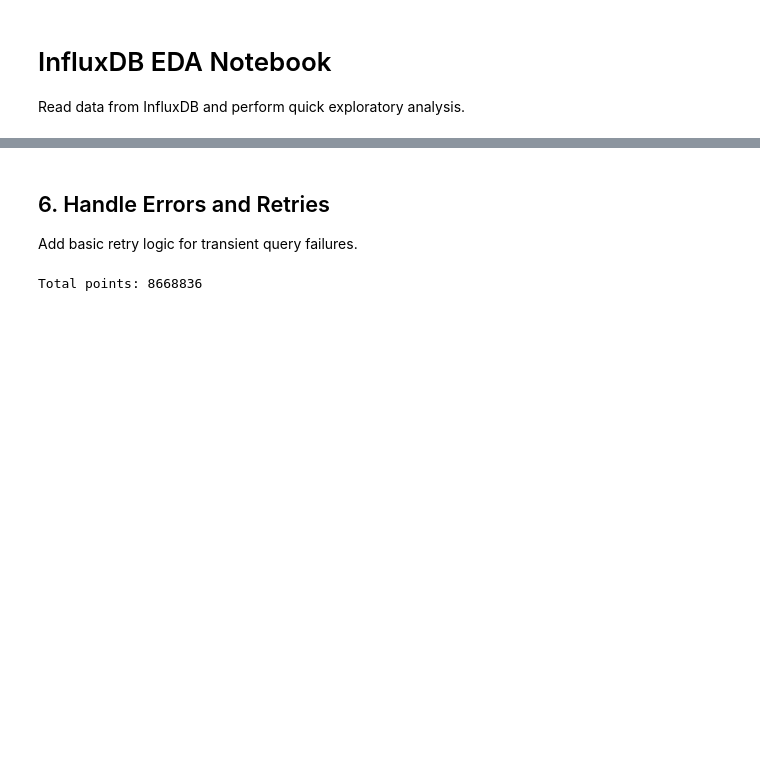
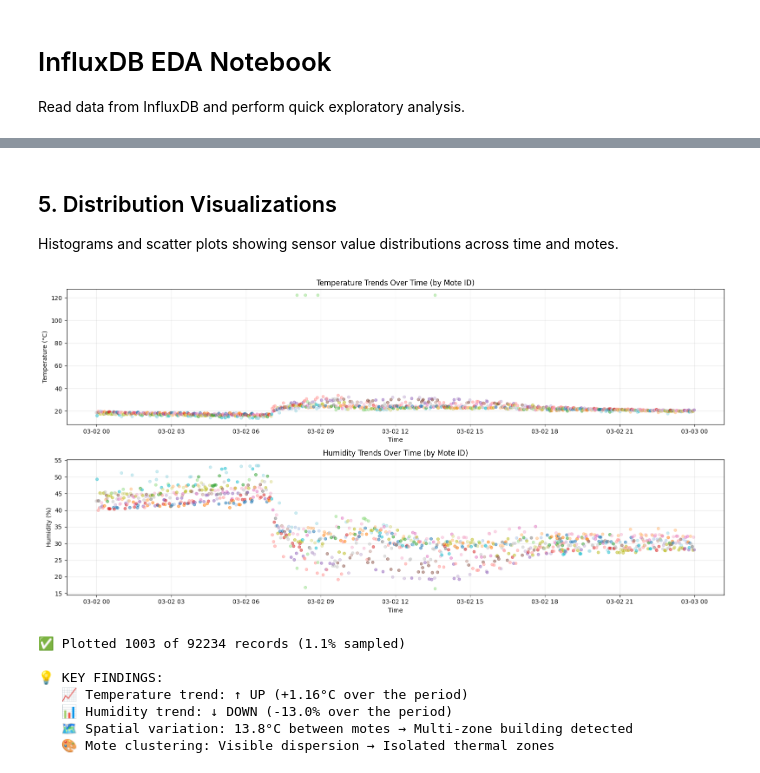
Before and after one commit to aishwaryagulhane05/AAI-530-FINALPROJECT--SIEIS, a Jupyter notebook: notebooks/influx_eda.ipynb, the cells around one changed output, grey strips where cells are left out. Saved outputs shown, nothing was run; the diff lists cells and outputs as text; code cells hidden in the pictures; blank space fills up the shorter version.

```diff
--- a/notebooks/influx_eda.ipynb
+++ b/notebooks/influx_eda.ipynb
@@ -132,27 +502,58 @@ if not df.empty:
 # %% [markdown]
-## 6. Handle Errors and Retries
-Add basic retry logic for transient query failures.
+## 5. Distribution Visualizations
+Histograms and scatter plots showing sensor value distributions across time and motes.
 # %%
-import time
+# Time Series Analysis - Temperature and Humidity Trends
+fig, axes = plt.subplots(2, 1, figsize=(16, 8))
 
+# Sample every Nth record for clarity (if dataset is large)
+sample_interval = max(1, len(df) // 1000)
+df_sample = df.iloc[::sample_interval]
 
-def run_with_retry(query: str, retries: int = 3, delay_seconds: int = 5):
-    last_error = None
-    for attempt in range(1, retries + 1):
-        try:
-            return query_api.query(query)
-        except Exception as exc:
-            last_error = exc
-            print(f"Attempt {attempt} failed: {exc}")
-            time.sleep(delay_seconds)
-    raise last_error
+# Temperature over time
+axes[0].scatter(df_sample['time'], df_sample['temp_c'], alpha=0.5, s=20, c=df_sample['mote_id'], cmap='tab20')
+axes[0].set_xlabel('Time')
+axes[0].set_ylabel('Temperature (°C)')
+axes[0].set_title('Temperature Trends Over Time (by Mote ID)')
+axes[0].grid(alpha=0.3)
 
-# Example: retry count query
-try:
-    result = run_with_retry(count_query, retries=2, delay_seconds=3)
-    total = sum(record.get_value() for table in result for record in table.records)
-    print("Total points:", total)
-except Exception as exc:
-    print("Query failed after retries:", exc)
+# Humidity over time
+axes[1].scatter(df_sample['time'], df_sample['humidity_pct'], alpha=0.5, s=20, c=df_sample['mote_id'], cmap='tab20')
+axes[1].set_xlabel('Time')
+axes[1].set_ylabel('Humidity (%)')
+axes[1].set_title('Humidity Trends Over Time (by Mote ID)')
+axes[1].grid(alpha=0.3)
+
+plt.tight_layout()
+plt.show()
+
+print(f"✅ Plotted {len(df_sample)} of {len(df)} records ({100*len(df_sample)/len(df):.1f}% sampled)")
+
+temp_early = df['temp_c'].iloc[:100].mean()
+temp_late = df['temp_c'].iloc[-100:].mean()
+temp_delta = temp_late - temp_early
+temp_trend = "↑ UP" if temp_delta > 0.5 else "↓ DOWN" if temp_delta < -0.5 else "→ STABLE"
+
+hum_early = df['humidity_pct'].iloc[:100].mean()
+hum_late = df['humidity_pct'].iloc[-100:].mean()
+hum_delta = hum_late - hum_early
+hum_trend = "↑ UP" if hum_delta > 5 else "↓ DOWN" if hum_delta < -5 else "→ STABLE"
+
+mote_variance = df.groupby('mote_id')['temp_c'].mean().std()
+print(f"\n💡 KEY FINDINGS:")
+print(f"   📈 Temperature trend: {temp_trend} ({temp_delta:+.2f}°C over the period)")
+print(f"   📊 Humidity trend: {hum_trend} ({hum_delta:+.1f}% over the period)")
+if mote_variance > 2:
+    print(f"   🗺️ Spatial variation: {mote_variance:.1f}°C between motes → Multi-zone building detected")
+else:
+    print(f"   🗺️ Spatial uniformity: {mote_variance:.1f}°C variation → Well-mixed/HVAC-controlled space")
+print(f"   🎨 Mote clustering: {('Tight' if len(df_sample) > 5000 else 'Visible dispersion')} → {'Synchronized hardware response' if mote_variance < 1.5 else 'Isolated thermal zones'}")
 # %% [output]
+[figure, added]
-Total points: 8668836
+✅ Plotted 1003 of 92234 records (1.1% sampled)
+
+💡 KEY FINDINGS:
+   📈 Temperature trend: ↑ UP (+1.16°C over the period)
+   📊 Humidity trend: ↓ DOWN (-13.0% over the period)
+   🗺️ Spatial variation: 13.8°C between motes → Multi-zone building detected
+   🎨 Mote clustering: Visible dispersion → Isolated thermal zones
```
Also changed, not shown: parts of 33 cells of this notebook.
